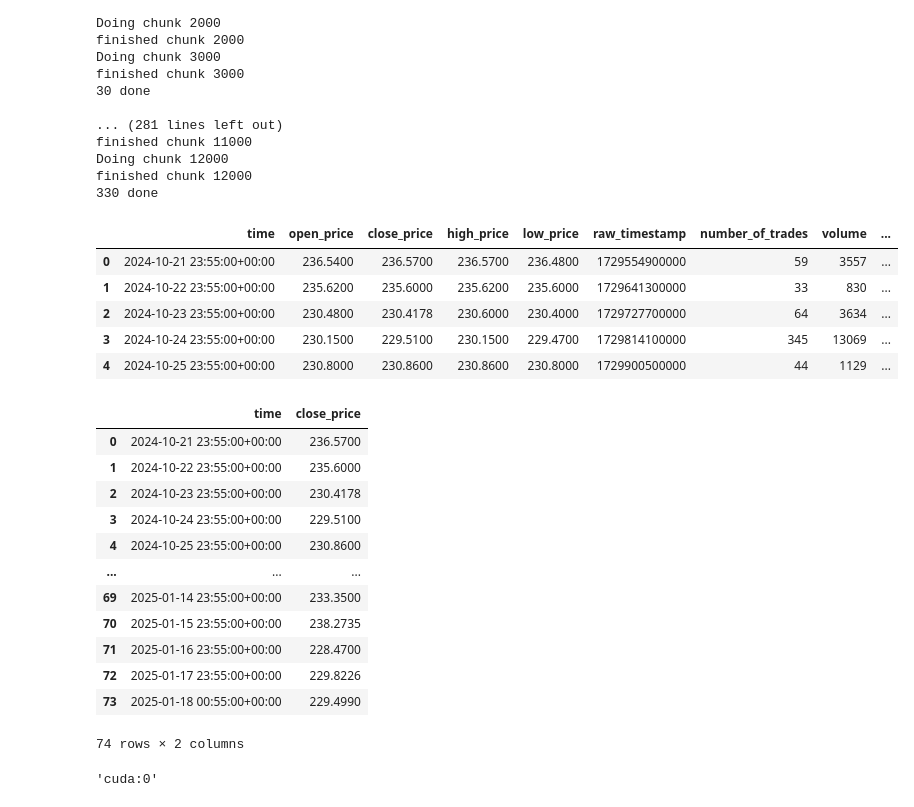
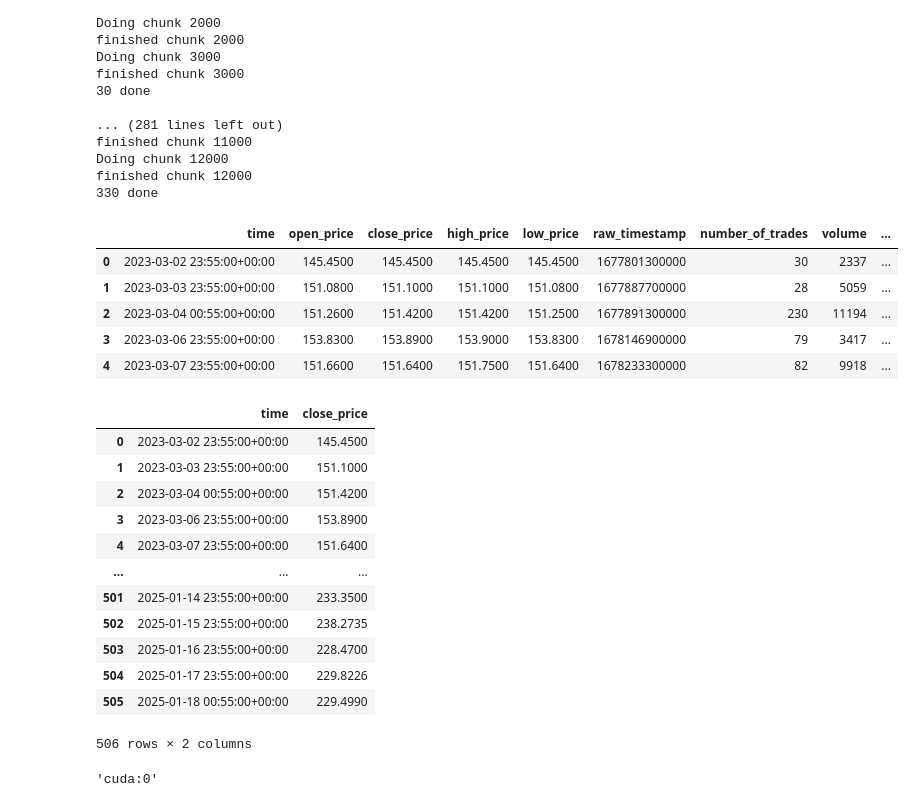
Before and after one commit to Har2yQn78/StockTradingBot, a Jupyter notebook: nbs/Forecast - 2 LSTM.ipynb, the cells around one changed output. Drawn from its saved outputs; the diff is of its cells as text; code cells hidden in the pictures.

```diff
--- a/nbs/Forecast - 2 LSTM.ipynb
+++ b/nbs/Forecast - 2 LSTM.ipynb
@@ -52,40 +52,40 @@ import torch.nn as nn
 # %%
 import pandas as pd
 from market import services as market_services
 
-days = 90
+days = 700
 queryset = market_services.get_daily_stock_quotes_queryset(ticker, days=days)
 
 historical_data = list(queryset.values(
     'time', 'open_price', 'close_price', 'high_price', 'low_price',
     'raw_timestamp', 'number_of_trades', 'volume', 'volume_weighted_average'
 ))
 data = pd.DataFrame(historical_data)
 data.head()
 # %% [output]
 |  | time | open_price | close_price | high_price | low_price | raw_timestamp | number_of_trades | volume | ... |
-| 0 | 2024-10-21 23:55:00+00:00 | 236.5400 | 236.5700 | 236.5700 | 236.4800 | 1729554900000 | 59 | 3557 | ... |
-| 1 | 2024-10-22 23:55:00+00:00 | 235.6200 | 235.6000 | 235.6200 | 235.6000 | 1729641300000 | 33 | 830 | ... |
-| 2 | 2024-10-23 23:55:00+00:00 | 230.4800 | 230.4178 | 230.6000 | 230.4000 | 1729727700000 | 64 | 3634 | ... |
-| 3 | 2024-10-24 23:55:00+00:00 | 230.1500 | 229.5100 | 230.1500 | 229.4700 | 1729814100000 | 345 | 13069 | ... |
-| 4 | 2024-10-25 23:55:00+00:00 | 230.8000 | 230.8600 | 230.8600 | 230.8000 | 1729900500000 | 44 | 1129 | ... |
+| 0 | 2023-03-02 23:55:00+00:00 | 145.4500 | 145.4500 | 145.4500 | 145.4500 | 1677801300000 | 30 | 2337 | ... |
+| 1 | 2023-03-03 23:55:00+00:00 | 151.0800 | 151.1000 | 151.1000 | 151.0800 | 1677887700000 | 28 | 5059 | ... |
+| 2 | 2023-03-04 00:55:00+00:00 | 151.2600 | 151.4200 | 151.4200 | 151.2500 | 1677891300000 | 230 | 11194 | ... |
+| 3 | 2023-03-06 23:55:00+00:00 | 153.8300 | 153.8900 | 153.9000 | 153.8300 | 1678146900000 | 79 | 3417 | ... |
+| 4 | 2023-03-07 23:55:00+00:00 | 151.6600 | 151.6400 | 151.7500 | 151.6400 | 1678233300000 | 82 | 9918 | ... |
 # %%
 data = data[['time','close_price']]
 data
 # %% [output]
 |  | time | close_price |
-| 0 | 2024-10-21 23:55:00+00:00 | 236.5700 |
-| 1 | 2024-10-22 23:55:00+00:00 | 235.6000 |
-| 2 | 2024-10-23 23:55:00+00:00 | 230.4178 |
-| 3 | 2024-10-24 23:55:00+00:00 | 229.5100 |
-| 4 | 2024-10-25 23:55:00+00:00 | 230.8600 |
+| 0 | 2023-03-02 23:55:00+00:00 | 145.4500 |
+| 1 | 2023-03-03 23:55:00+00:00 | 151.1000 |
+| 2 | 2023-03-04 00:55:00+00:00 | 151.4200 |
+| 3 | 2023-03-06 23:55:00+00:00 | 153.8900 |
+| 4 | 2023-03-07 23:55:00+00:00 | 151.6400 |
 | ... | ... | ... |
-| 69 | 2025-01-14 23:55:00+00:00 | 233.3500 |
-| 70 | 2025-01-15 23:55:00+00:00 | 238.2735 |
-| 71 | 2025-01-16 23:55:00+00:00 | 228.4700 |
-| 72 | 2025-01-17 23:55:00+00:00 | 229.8226 |
-| 73 | 2025-01-18 00:55:00+00:00 | 229.4990 |
+| 501 | 2025-01-14 23:55:00+00:00 | 233.3500 |
+| 502 | 2025-01-15 23:55:00+00:00 | 238.2735 |
+| 503 | 2025-01-16 23:55:00+00:00 | 228.4700 |
+| 504 | 2025-01-17 23:55:00+00:00 | 229.8226 |
+| 505 | 2025-01-18 00:55:00+00:00 | 229.4990 |
-74 rows × 2 columns
+506 rows × 2 columns
 # %%
 device = 'cuda:0' if torch.cuda.is_available() else 'cpu'
 device
```
Also changed, not shown: parts of 22 cells of this notebook, 2 other files.
